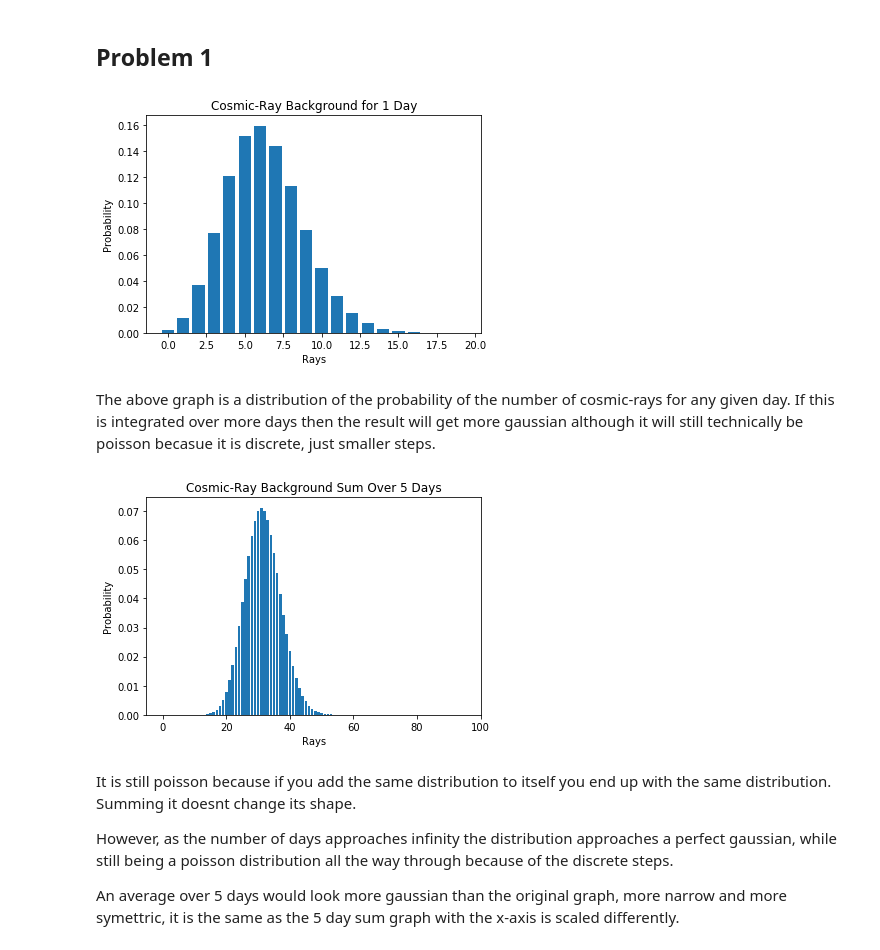
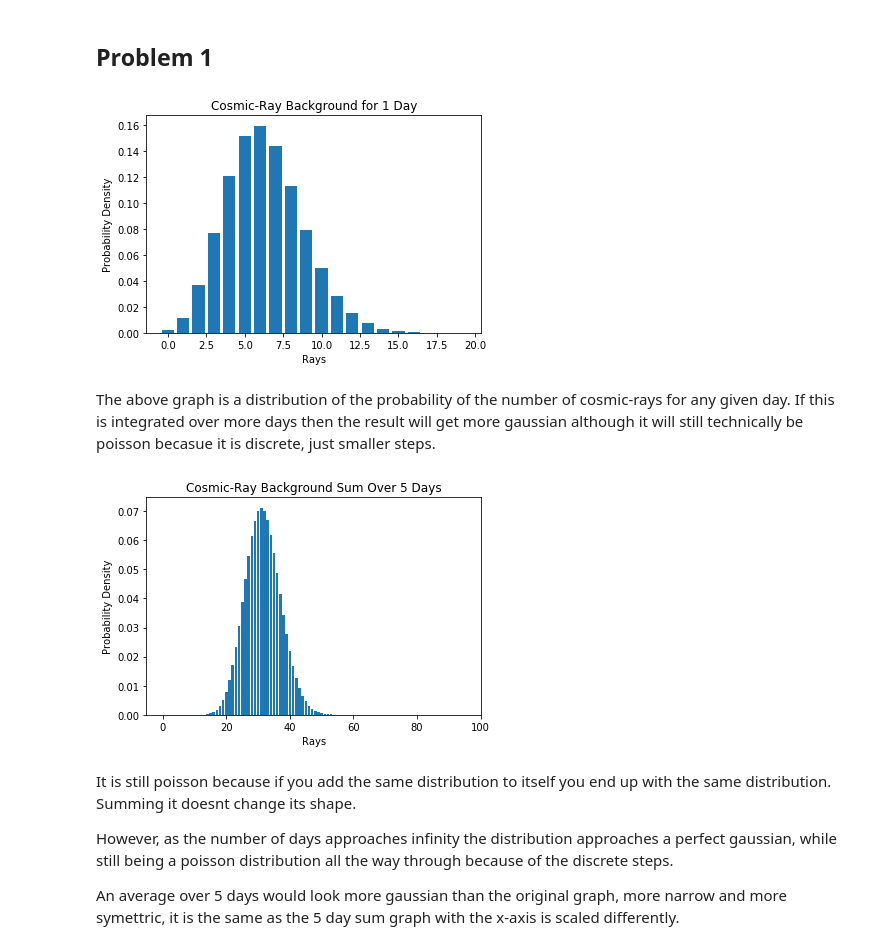
Before and after one commit to SaranshPK/Phys434, a Jupyter notebook: lab#2.ipynb, the cells around one changed output. Cells and saved outputs as stored; diff of their text form; code cells hidden in the pictures.

```diff
--- a/lab#2.ipynb
+++ b/lab#2.ipynb
@@ -15,14 +15,14 @@ from scipy import stats
 # %%
 X = 6.3
 rays = np.arange(0, 20)
 p = stats.poisson.pmf(rays, X)
 fig = plt.bar(rays, p)
 plt.title("Cosmic-Ray Background for 1 Day")
 plt.xlabel("Rays")
-plt.ylabel("Probability")
+plt.ylabel("Probability Density")
 plt.show()
 # %% [output]
-[figure, old version]
+[figure, new version]
 # %% [markdown]
 The above graph is a distribution of the probability of the number of cosmic-rays for any given day. If this is integrated over more days then the result will get more gaussian although it will still technically be poisson becasue it is discrete, just smaller steps.
 # %%
@@ -34,10 +34,10 @@ sumrays = np.arange(rays[0]*n, rays[-1]*n+1)
 fig = plt.bar(sumrays, sump)
 plt.title("Cosmic-Ray Background Sum Over 5 Days")
 plt.xlabel("Rays")
-plt.ylabel("Probability")
+plt.ylabel("Probability Density")
 plt.show()
 # %% [output]
-[figure, old version]
+[figure, new version]
 # %% [markdown]
 It is still poisson because if you add the same distribution to itself you end up with the same distribution. Summing it doesnt change its shape.
 
```
Also changed, not shown: parts of 11 cells of this notebook, 1 other file.
